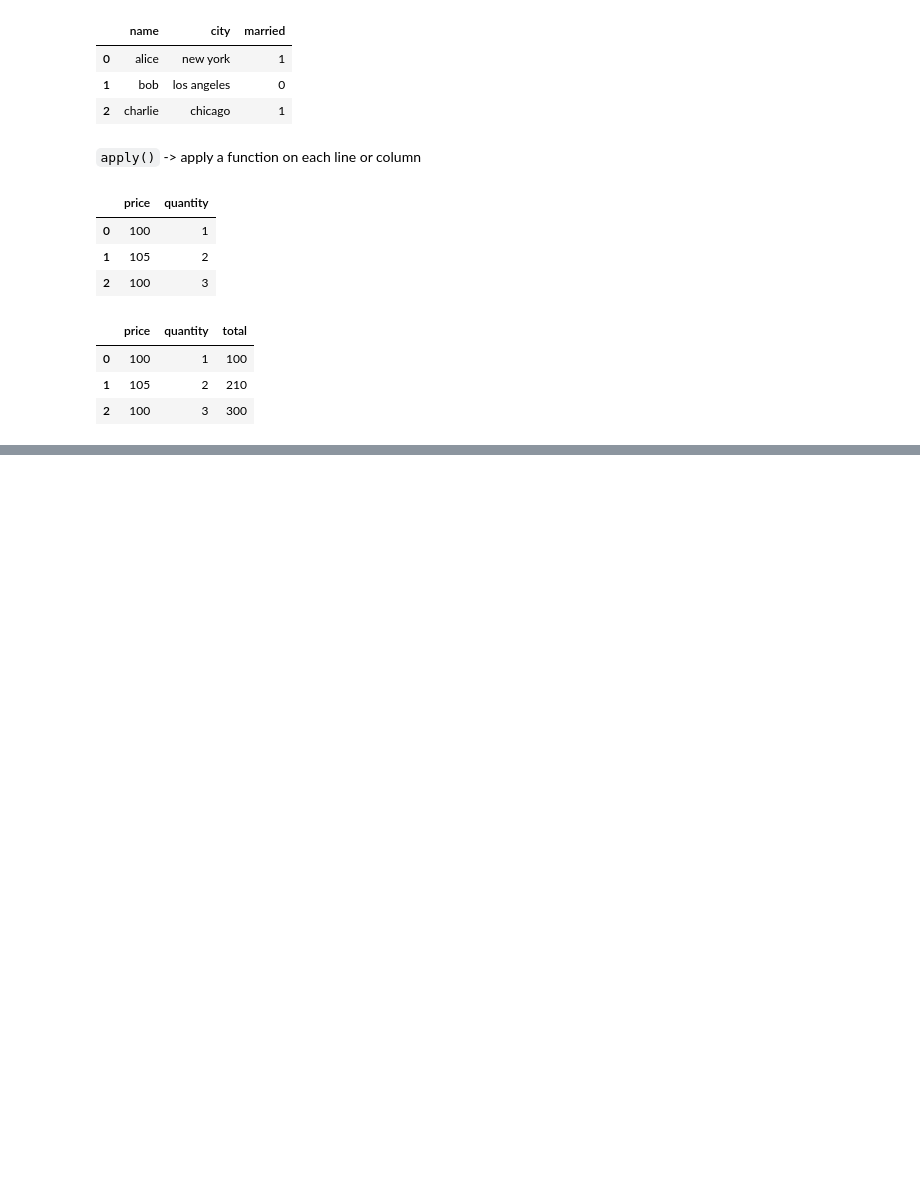
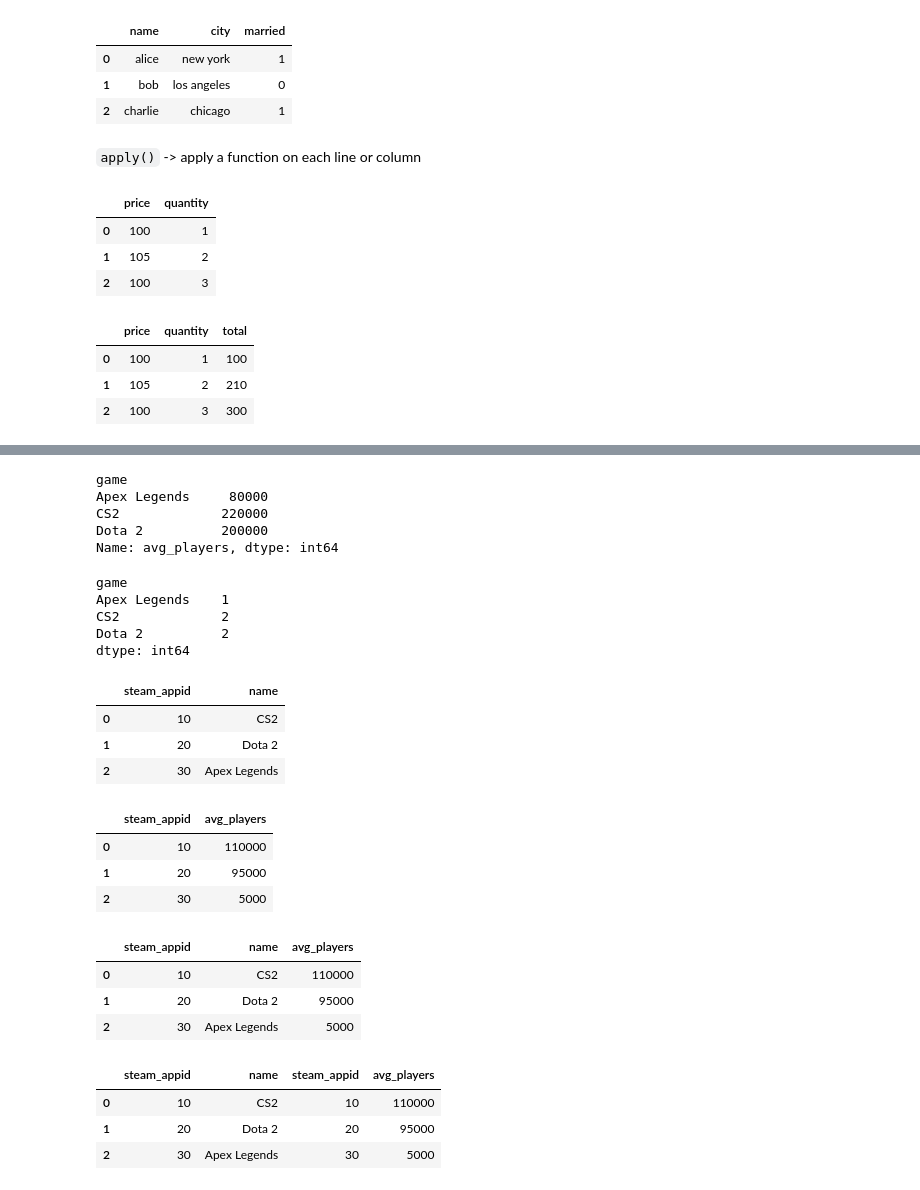
Before and after one commit to lucasmsouza24/ia-indexing-labs, a Jupyter notebook: notebooks/01_pandas_basics.ipynb, the cells around one changed output, grey strips where cells are left out. Saved outputs shown, nothing was run; the diff lists cells and outputs as text; code cells hidden in the pictures; blank space fills up the shorter version.

```diff
--- a/notebooks/01_pandas_basics.ipynb
+++ b/notebooks/01_pandas_basics.ipynb
@@ -259,0 +277,54 @@ df_apply
+# %%
+df.groupby('game')['avg_players'].sum()
+# %% [output]
+game
+Apex Legends     80000
+CS2             220000
+Dota 2          200000
+Name: avg_players, dtype: int64
+# %%
+df.groupby('game').size()
+# %% [output]
+game
+Apex Legends    1
+CS2             2
+Dota 2          2
+dtype: int64
+# %%
+games = pd.DataFrame({
+    'steam_appid': [10, 20, 30],
+    'name': ['CS2', 'Dota 2', 'Apex Legends']
+})
+
+games
+# %% [output]
+|  | steam_appid | name |
+| 0 | 10 | CS2 |
+| 1 | 20 | Dota 2 |
+| 2 | 30 | Apex Legends |
+# %%
+stats = pd.DataFrame({
+    'steam_appid': [10, 20, 30],
+    'avg_players': [110000, 95000, 5000]
+})
+
+stats
+# %% [output]
+|  | steam_appid | avg_players |
+| 0 | 10 | 110000 |
+| 1 | 20 | 95000 |
+| 2 | 30 | 5000 |
+# %%
+pd.merge(games, stats, on='steam_appid', how='left')
+# %% [output]
+|  | steam_appid | name | avg_players |
+| 0 | 10 | CS2 | 110000 |
+| 1 | 20 | Dota 2 | 95000 |
+| 2 | 30 | Apex Legends | 5000 |
+# %%
+pd.concat([games, stats], axis=1)
+# %% [output]
+|  | steam_appid | name | steam_appid | avg_players |
+| 0 | 10 | CS2 | 10 | 110000 |
+| 1 | 20 | Dota 2 | 20 | 95000 |
+| 2 | 30 | Apex Legends | 30 | 5000 |
```
Also changed, not shown: parts of 2 cells of this notebook.
